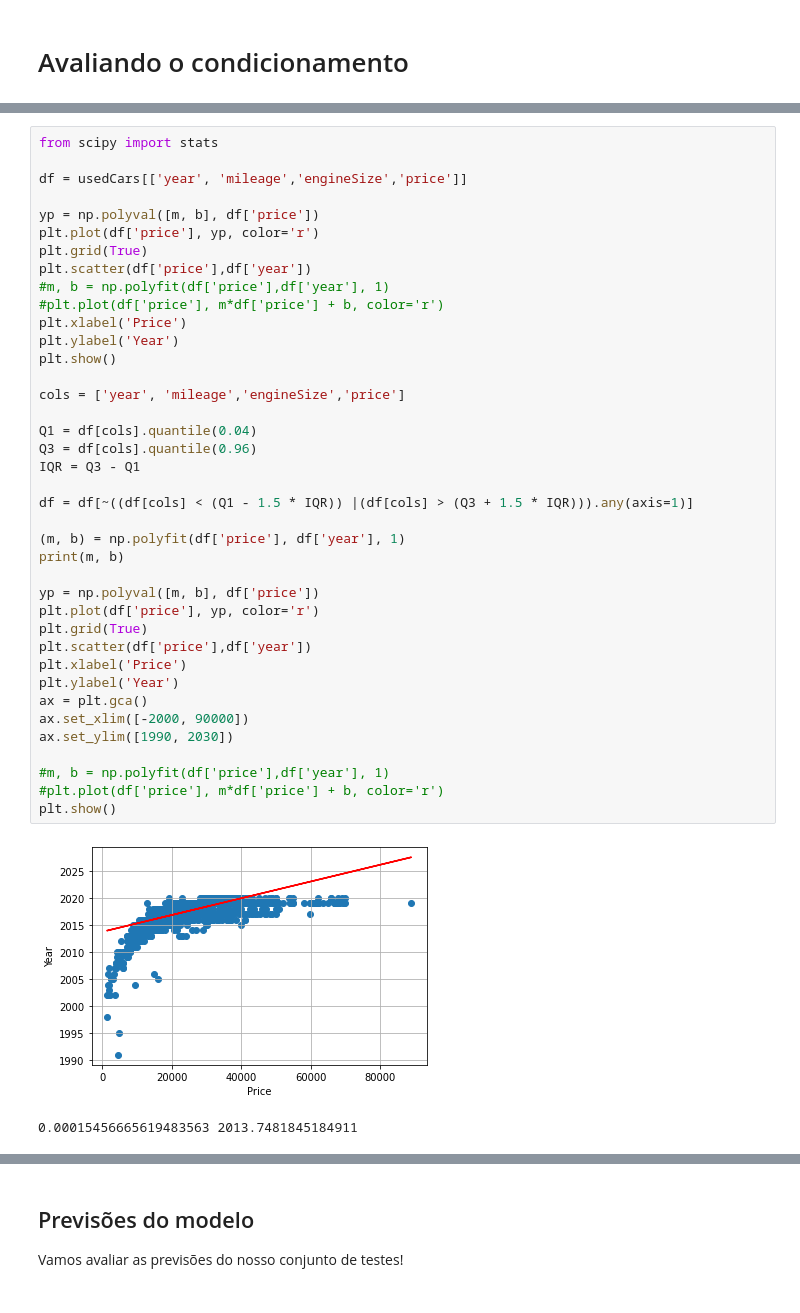
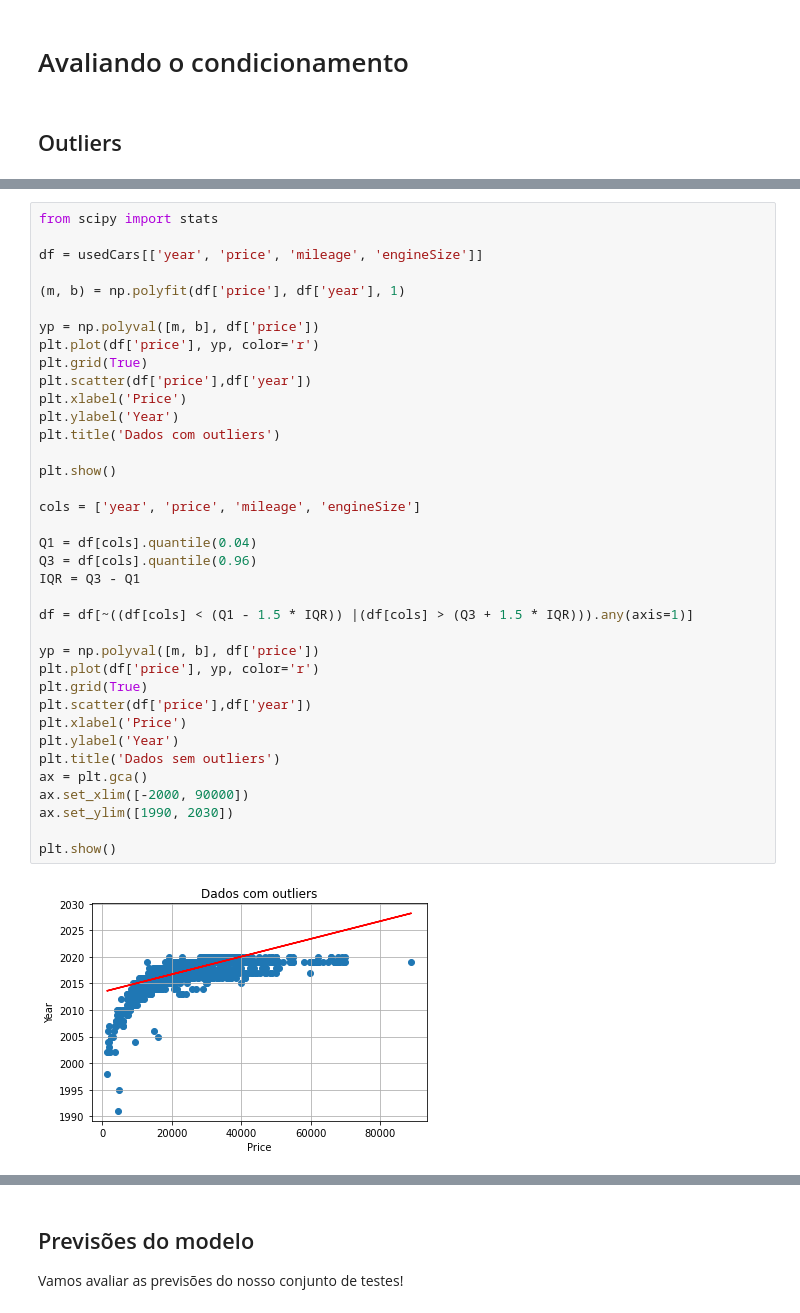
Before and after one commit to AmandaACLucio/Inteligencia_Computacional, a Jupyter notebook: RegressaoLinear.ipynb, the cells around one changed output, grey strips where cells are left out. Drawn from its saved outputs; the diff is of its cells as text.

```diff
--- a/RegressaoLinear.ipynb
+++ b/RegressaoLinear.ipynb
@@ -144,6 +144,8 @@ Fixando o valor das demais variáveis:
 - Aumentando 1 unidade de **'Engine Size'** tem-se um incremento no preço do carro de \$8717.33.
 # %% [markdown]
 # Avaliando o condicionamento
+# %% [markdown]
+## Outliers
 # %% [markdown]
 Podemos observar alguns outliers abaixo:
 
@@ -151,42 +153,39 @@ Podemos observar alguns outliers abaixo:
 # %%
 from scipy import stats
 
-df = usedCars[['year', 'mileage','engineSize','price']]
+df = usedCars[['year', 'price', 'mileage', 'engineSize']]
+
+(m, b) = np.polyfit(df['price'], df['year'], 1)
 
 yp = np.polyval([m, b], df['price'])
 plt.plot(df['price'], yp, color='r')
 plt.grid(True)
 plt.scatter(df['price'],df['year'])
-#m, b = np.polyfit(df['price'],df['year'], 1)
-#plt.plot(df['price'], m*df['price'] + b, color='r')
 plt.xlabel('Price')
 plt.ylabel('Year')
+plt.title('Dados com outliers')
+
 plt.show()
 
-cols = ['year', 'mileage','engineSize','price']
+cols = ['year', 'price', 'mileage', 'engineSize']
 
 Q1 = df[cols].quantile(0.04)
 Q3 = df[cols].quantile(0.96)
 IQR = Q3 - Q1
 
 df = df[~((df[cols] < (Q1 - 1.5 * IQR)) |(df[cols] > (Q3 + 1.5 * IQR))).any(axis=1)]
 
-(m, b) = np.polyfit(df['price'], df['year'], 1)
-print(m, b)
-
 yp = np.polyval([m, b], df['price'])
 plt.plot(df['price'], yp, color='r')
 plt.grid(True)
 plt.scatter(df['price'],df['year'])
 plt.xlabel('Price')
 plt.ylabel('Year')
+plt.title('Dados sem outliers')
 ax = plt.gca()
 ax.set_xlim([-2000, 90000])
 ax.set_ylim([1990, 2030])
 
-#m, b = np.polyfit(df['price'],df['year'], 1)
-#plt.plot(df['price'], m*df['price'] + b, color='r')
 plt.show()
 # %% [output]
-[figure, old version]
+[figure, new version]
-0.00015456665619483563 2013.7481845184911
```
Also changed, not shown: parts of 6 cells of this notebook.
